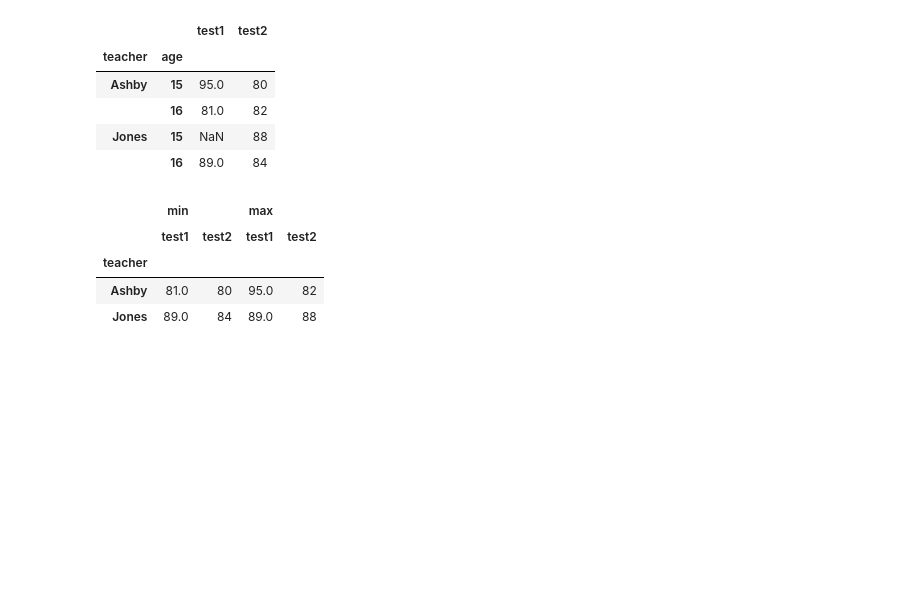
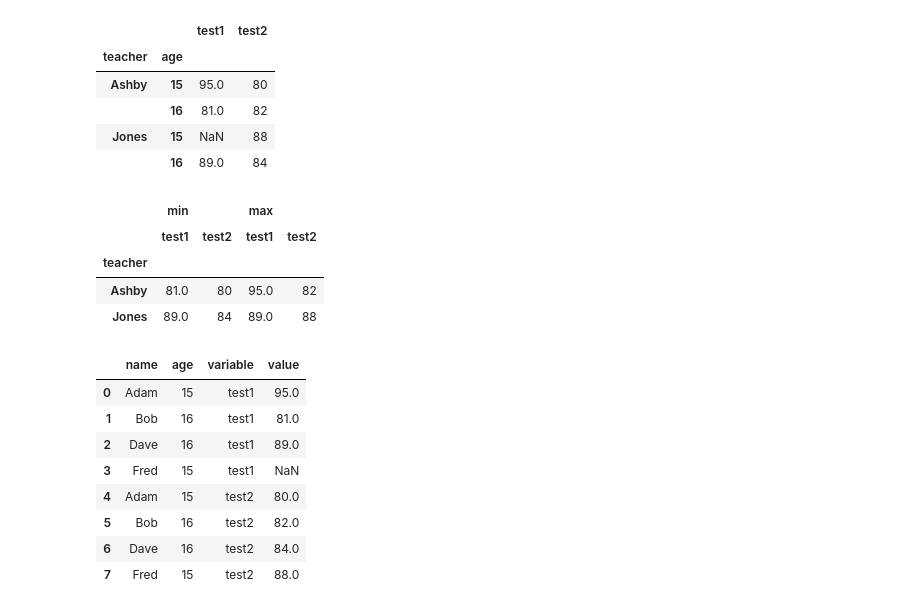
Before and after one commit to owaisahmad315/pandas, a Jupyter notebook: Grouping,_Pivoting,_and_Reshaping.ipynb, the cells around one changed output. Saved outputs shown, nothing was run; the diff lists cells and outputs as text; code cells hidden in the pictures; blank space fills up the shorter version.

```diff
--- a/Grouping,_Pivoting,_and_Reshaping.ipynb
+++ b/Grouping,_Pivoting,_and_Reshaping.ipynb
@@ -106,3 +106,17 @@ scores.pivot_table(index='teacher',
 | teacher |  |  |  |  |
 | Ashby | 81.0 | 80 | 95.0 | 82 |
 | Jones | 89.0 | 84 | 89.0 | 88 |
+# %%
+# Melting Data
+pd.melt(scores, id_vars=['name', 'age'],
+        value_vars=['test1', 'test2'])
+# %% [output]
+|  | name | age | variable | value |
+| 0 | Adam | 15 | test1 | 95.0 |
+| 1 | Bob | 16 | test1 | 81.0 |
+| 2 | Dave | 16 | test1 | 89.0 |
+| 3 | Fred | 15 | test1 | NaN |
+| 4 | Adam | 15 | test2 | 80.0 |
+| 5 | Bob | 16 | test2 | 82.0 |
+| 6 | Dave | 16 | test2 | 84.0 |
+| 7 | Fred | 15 | test2 | 88.0 |
```
Also changed, not shown: parts of 1 cell of this notebook.
